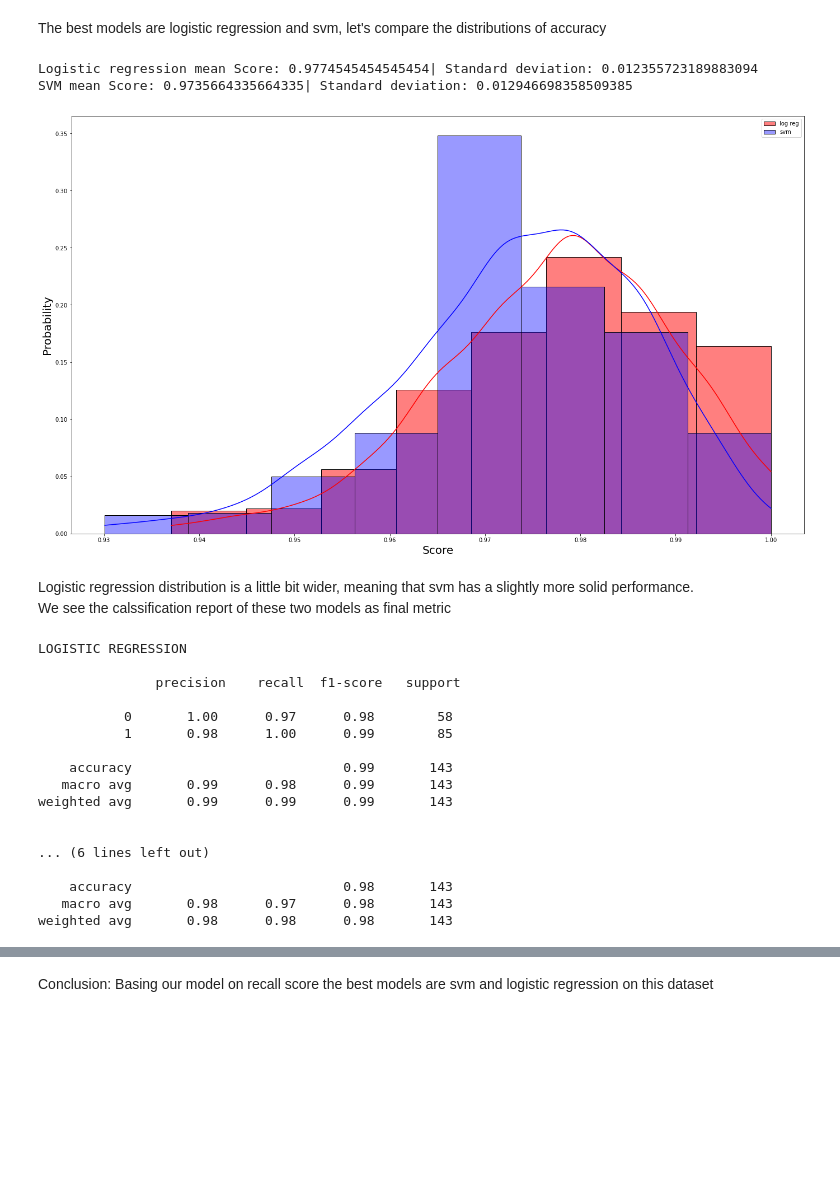
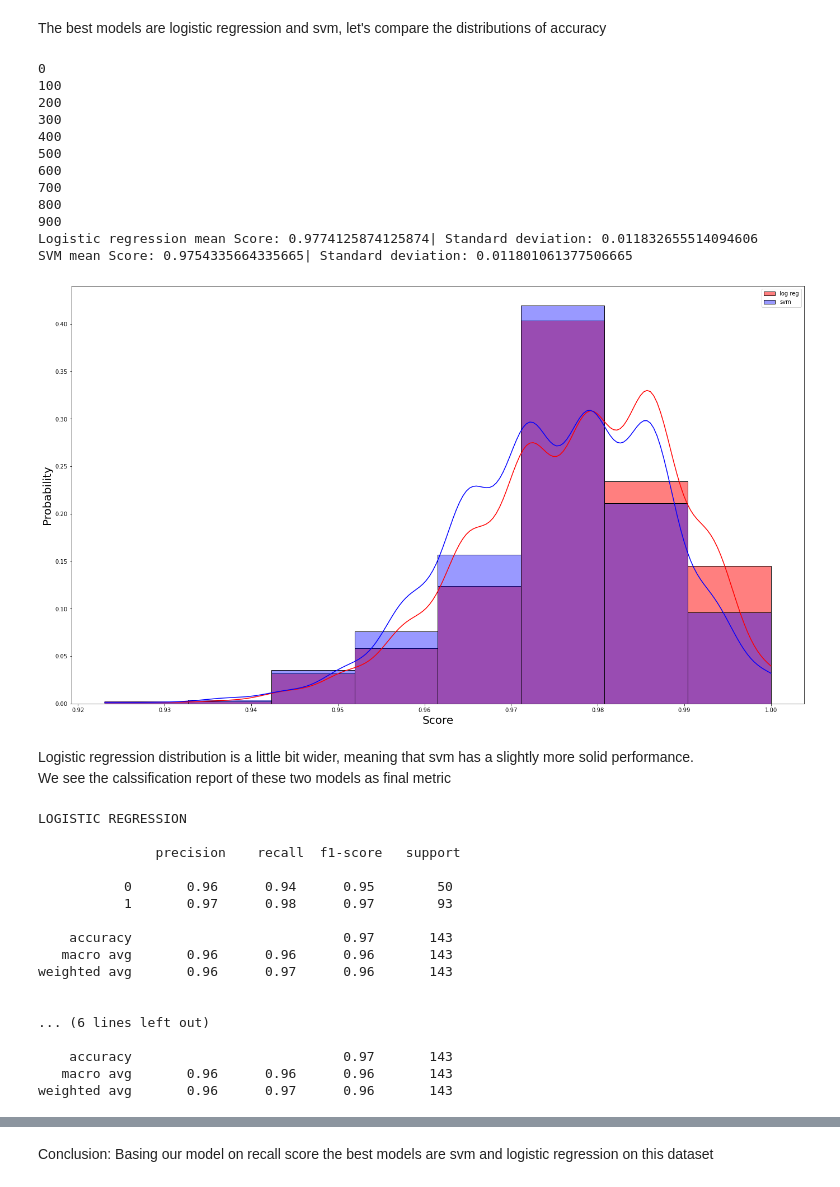
Before and after one commit to NicoGiamm/MachineLearning-DataScience_smallprojects, a Jupyter notebook: Predictors_distribution.ipynb, the cells around one changed output, grey strips where cells are left out. Drawn from its saved outputs; the diff is of its cells as text; code cells hidden in the pictures; blank space fills up the shorter version.

```diff
--- a/Predictors_distribution.ipynb
+++ b/Predictors_distribution.ipynb
@@ -153,31 +153,43 @@ The best models are logistic regression and svm, let's compare the distributions
 # %%
 scores_lr = []
 scores_svm = []
 
-for i in range(500):
-    xtrain, xtest, ytrain, ytest = train_test_split(data.iloc[:,:-1], data.iloc[:,-1], random_state=i)
+for i in range(1000):
+    if(i%100 == 0):
+        print(i)
+    xtrain, xtest, ytrain, ytest = train_test_split(data.iloc[:,:-1], data.iloc[:,-1])
     xtrains = scaler.fit_transform(xtrain)
     xtests = scaler.transform(xtest)
 
     best_lr = lr_grid.best_estimator_
     best_svm = svm_grid.best_estimator_
     best_lr.fit(xtrains, ytrain)
     best_svm.fit(xtrains, ytrain)
 
     scores_lr.append(recall_score(ytest, best_lr.predict(xtests), average='micro'))
     scores_svm.append(recall_score(ytest, best_svm.predict(xtests), average='micro'))
 
 plt.xlabel('Score')
 sns.histplot(x = scores_lr, kde = True, stat = 'probability', bins = 8, label = 'log reg', color = 'red')
 sns.histplot(x = scores_svm, kde = True, stat = 'probability', bins = 8, label = 'svm', color = 'blue', alpha = 0.4)
 plt.legend()
 
 print(f'Logistic regression mean Score: {np.mean(scores_lr)}| Standard deviation: {np.std(scores_lr)}')
 print(f'SVM mean Score: {np.mean(scores_svm)}| Standard deviation: {np.std(scores_svm)}')
 # %% [output]
-Logistic regression mean Score: 0.9774545454545454| Standard deviation: 0.012355723189883094
-SVM mean Score: 0.9735664335664335| Standard deviation: 0.012946698358509385
+0
+100
+200
+300
+400
+500
+600
+700
+800
+900
+Logistic regression mean Score: 0.9774125874125874| Standard deviation: 0.011832655514094606
+SVM mean Score: 0.9754335664335665| Standard deviation: 0.011801061377506665
-[figure, old version]
+[figure, new version]
 # %% [markdown]
 Logistic regression distribution is a little bit wider, meaning that svm has a slightly more solid performance.
 <br>
@@ -190,19 +202,19 @@ LOGISTIC REGRESSION
 
                precision    recall  f1-score   support
 
-           0       1.00      0.97      0.98        58
-           1       0.98      1.00      0.99        85
+           0       0.96      0.94      0.95        50
+           1       0.97      0.98      0.97        93
 
-    accuracy                           0.99       143
-   macro avg       0.99      0.98      0.99       143
-weighted avg       0.99      0.99      0.99       143
+    accuracy                           0.97       143
+   macro avg       0.96      0.96      0.96       143
+weighted avg       0.96      0.97      0.96       143
 
 
 ... (6 lines left out)
 
-    accuracy                           0.98       143
-   macro avg       0.98      0.97      0.98       143
-weighted avg       0.98      0.98      0.98       143
+    accuracy                           0.97       143
+   macro avg       0.96      0.96      0.96       143
+weighted avg       0.96      0.97      0.96       143
 # %%
 lr_cm = confusion_matrix(y_true=y_test, y_pred=best_lr.predict(X_test_scaled))
 svm_cm = confusion_matrix(y_true=y_test, y_pred=best_svm.predict(X_test_scaled))
```
Also changed, not shown: parts of 7 cells of this notebook, 1 other file.
